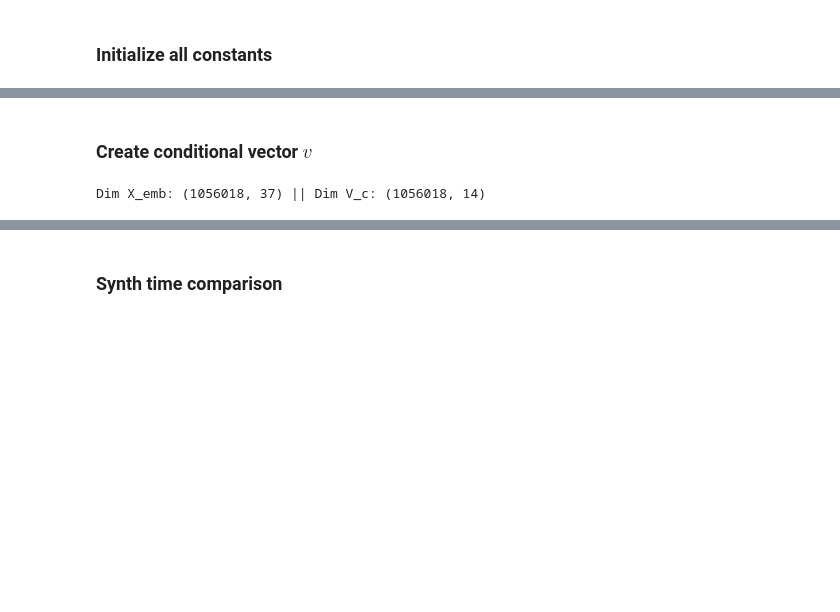
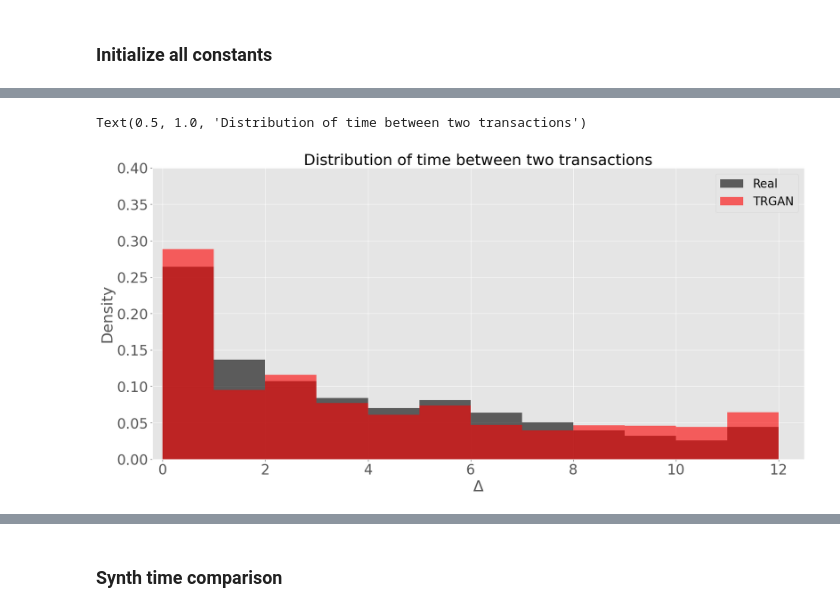
Before and after one commit to lucianolorenti/TRGAN, a Jupyter notebook: notebooks/TRGAN_chech.ipynb, the cells around one changed output, grey strips where cells are left out. Saved outputs shown, nothing was run; the diff lists cells and outputs as text; code cells hidden in the pictures; blank space fills up the shorter version.

```diff
--- a/notebooks/TRGAN_chech.ipynb
+++ b/notebooks/TRGAN_chech.ipynb
@@ -64,2 +56,0 @@ czech_date_parser = lambda x: datetime.strptime(str(x), "%y%m%d")
-# %%
-data["datetime"] = data["date"].apply(czech_date_parser)
@@ -210,2 +58,0 @@ X_emb, scaler_emb = create_embeddings(X_cont, X_oh_emb, X_cl)
-# %% [markdown]
-### Create conditional vector $v$
@@ -217,4 +59,39 @@ cond_vector, synth_time, date_transformations, behaviour_cl_enc, encoder, deltas
-# %%
-print(f'Dim X_emb: {X_emb.shape} || Dim V_c: {cond_vector.shape}')
-# %% [output]
-Dim X_emb: (1056018, 37) || Dim V_c: (1056018, 14)
+# %%
+from TRGAN.TRGAN import TRGANDataset
+
+
+data_wrapped = TRGANDataset(
+    data,
+    metadata,
+    n_splits=4
+)
+# %%
+fig, axs = plt.subplots(1, 1, figsize=(20, 9), dpi=100)
+axs.hist(
+    np.concatenate(data_wrapped.deltas.values),
+    alpha=0.6,
+    bins=np.arange(-1, 12) + 1,
+    label="Real",
+    density=True,
+    color="black",
+)
+axs.hist(
+    synthetic_deltas(data_wrapped),
+    alpha=0.6,
+    bins=np.arange(-1, 12) + 1,
+    label="TRGAN",
+    density=True,
+    color="red",
+)
+
+axs.legend(fontsize=20)
+axs.set_xlabel("$\Delta$", fontsize=26)
+axs.set_ylabel("Density", fontsize=26)
+axs.tick_params(labelsize=24)
+axs.locator_params(axis="x", integer=True)
+axs.set_ylim((0, 0.4))
+axs.set_xlim((-0.2, 12.5))
+axs.set_title("Distribution of time between two transactions", fontsize=26)
+# %% [output]
+Text(0.5, 1.0, 'Distribution of time between two transactions')
+[figure, added]
```
Also changed, not shown: parts of 85 cells of this notebook, 6 other files.
